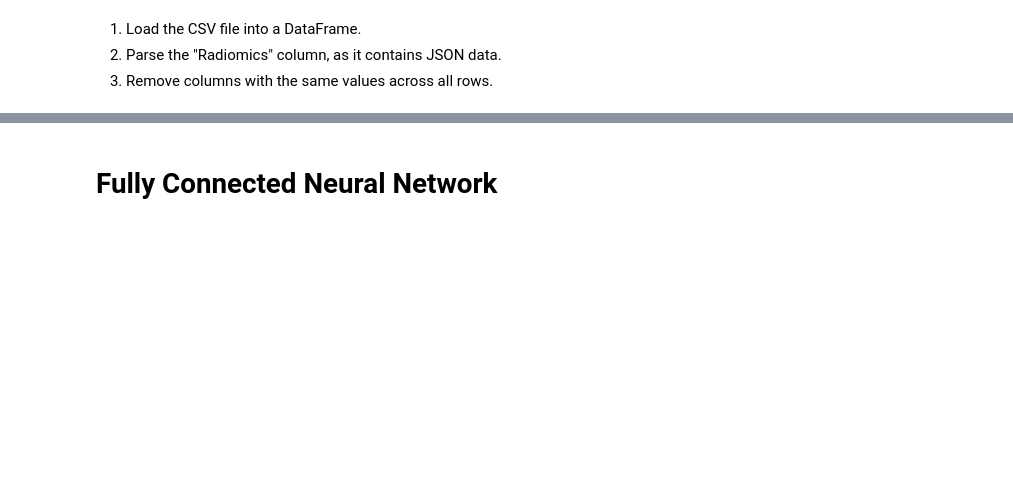
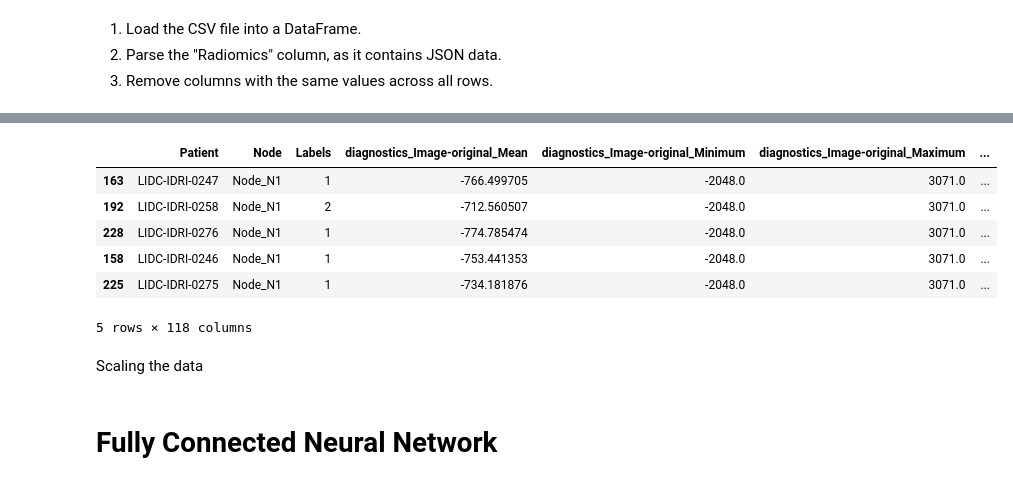
Before and after one commit to GaborinoS/Medical_image, a Jupyter notebook: git_extraction/testsplit_fcnn_felix.ipynb, the cells around one changed output, grey strips where cells are left out. Cells and saved outputs as stored; diff of their text form; code cells hidden in the pictures; blank space fills up the shorter version.

Commit message:
test/trainset ok -> added scaled version

```diff
--- a/git_extraction/testsplit_fcnn_felix.ipynb
+++ b/git_extraction/testsplit_fcnn_felix.ipynb
@@ -128,3 +60,0 @@ data.shape
-# %%
-#drop all rows with NaN values
-data = data.dropna()
@@ -135,3 +61,29 @@ data.shape
+# %%
+#remove hash columns
+data = data.drop(['diagnostics_Image-original_Hash', 'diagnostics_Mask-original_Hash'], axis=1)
+
+# ok looks like all the objeckt columns except of "Patient" & "Node" are in this form [0.683594, 0.683594, 1.25] which is a list of multiple floats
+# exploade them into multiple columns
+
+object_columns = data.select_dtypes(include=['object']).columns.tolist()
+
+# Remove 'Patient' and 'Node' from the list
+object_columns.remove('Patient')
+object_columns.remove('Node')
+
+# Explode the lists in each object column into multiple columns
+for column in object_columns:
+    # Convert each list to a Series and expand it into multiple columns
+    expanded_columns = data[column].apply(pd.Series)
+
+    # Rename the expanded columns to have the original column name as a prefix
+    expanded_columns = expanded_columns.rename(columns=lambda x: f"{column}_{x}")
+
+    # Drop the original column from the DataFrame
+    data = data.drop(column, axis=1)
+
+    # Concatenate the expanded columns to the DataFrame
+    data = pd.concat([data, expanded_columns], axis=1)
 # %%
 # Create a stratified split
 train_data, test_data = train_test_split(data, test_size=0.2, stratify=data['Labels'])
@@ -156,0 +100,12 @@ Test data: (81, 108)
+# %%
+train_data.head()
+# %% [output]
+|  | Patient | Node | Labels | diagnostics_Image-original_Mean | diagnostics_Image-original_Minimum | diagnostics_Image-original_Maximum | ... |
+| 163 | LIDC-IDRI-0247 | Node_N1 | 1 | -766.499705 | -2048.0 | 3071.0 | ... |
+| 192 | LIDC-IDRI-0258 | Node_N1 | 2 | -712.560507 | -2048.0 | 3071.0 | ... |
+| 228 | LIDC-IDRI-0276 | Node_N1 | 1 | -774.785474 | -2048.0 | 3071.0 | ... |
+| 158 | LIDC-IDRI-0246 | Node_N1 | 1 | -753.441353 | -2048.0 | 3071.0 | ... |
+| 225 | LIDC-IDRI-0275 | Node_N1 | 1 | -734.181876 | -2048.0 | 3071.0 | ... |
+5 rows × 118 columns
+# %% [markdown]
+Scaling the data
```
Also changed, not shown: parts of 14 cells of this notebook, 4 other files.
